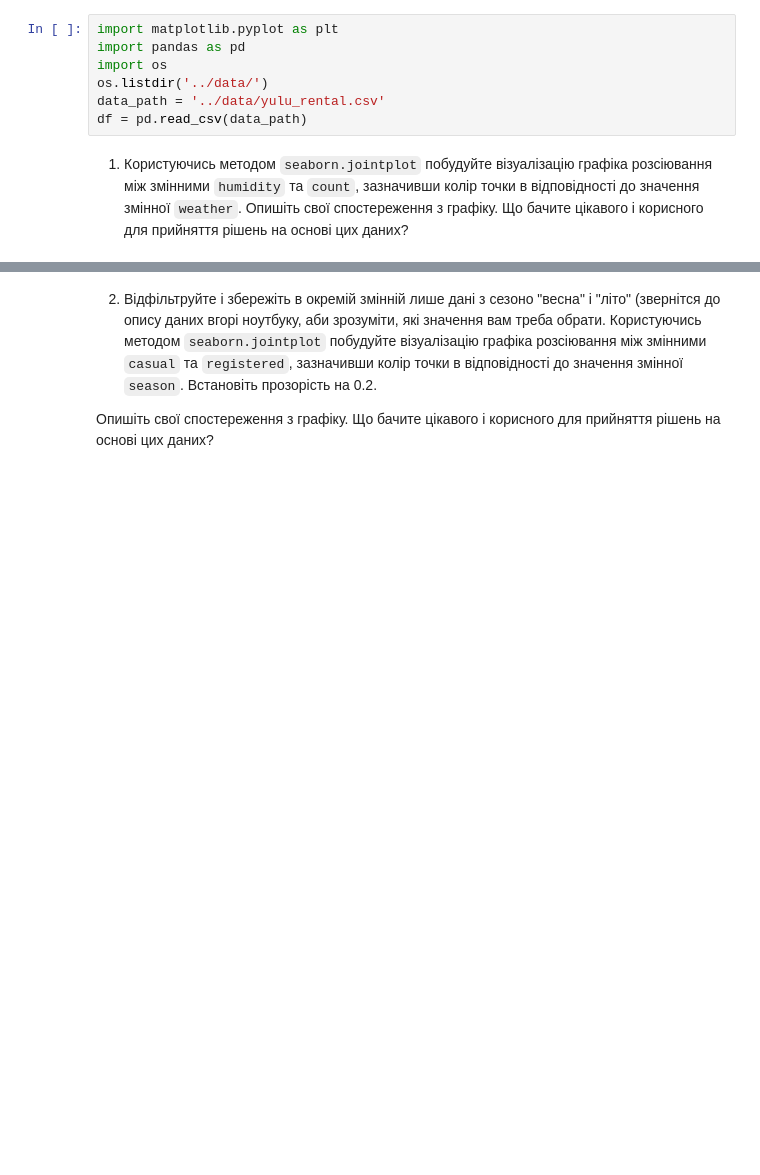
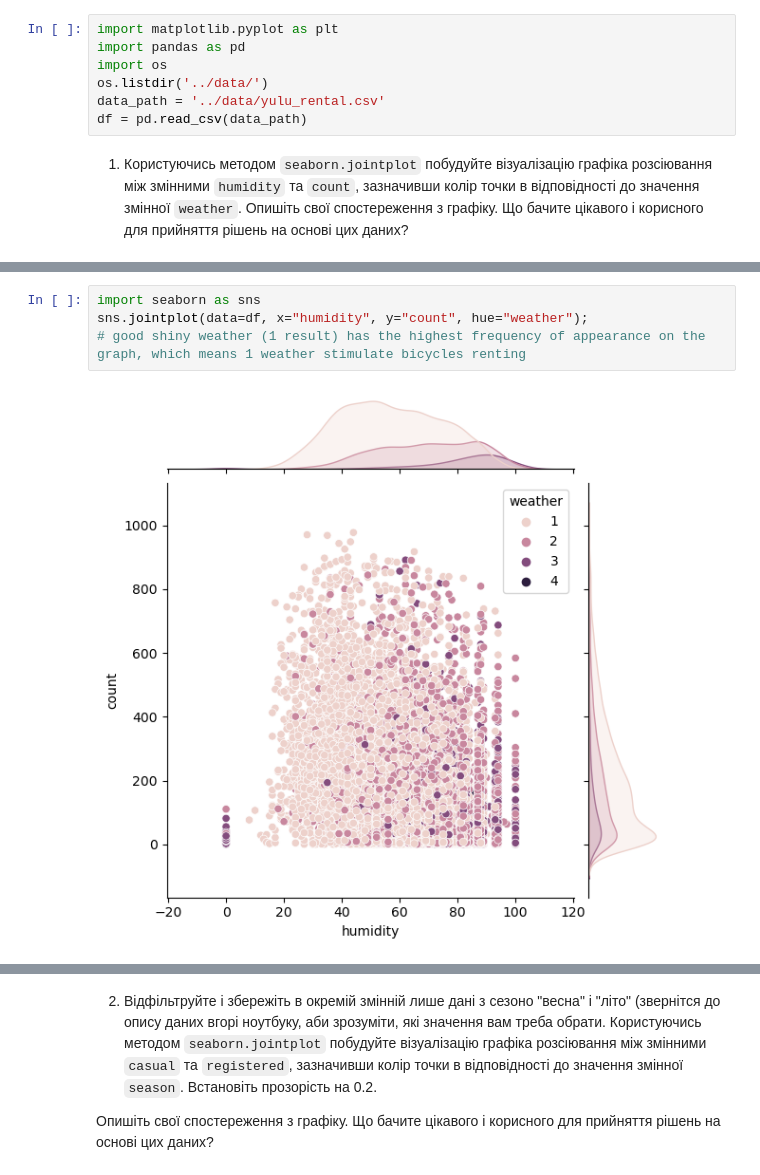
Before and after one commit to TetianaZalivan/Python-Tasks-for-Data-Analytics-, a Jupyter notebook: Done hw_4_5_Візуалізація_з_seaborn.ipynb, the cells around one changed output, grey strips where cells are left out. Saved outputs shown, nothing was run; the diff lists cells and outputs as text; blank space fills up the shorter version.

```diff
--- a/Done hw_4_5_Візуалізація_з_seaborn.ipynb
+++ b/Done hw_4_5_Візуалізація_з_seaborn.ipynb
@@ -40,0 +37,6 @@ df = pd.read_csv(data_path)
+# %%
+import seaborn as sns
+sns.jointplot(data=df, x="humidity", y="count", hue="weather");
+# good shiny weather (1 result) has the highest frequency of appearance on the graph, which means 1 weather stimulate bicycles renting
+# %% [output]
+[figure, added]
```
Also changed, not shown: parts of 9 cells of this notebook.
